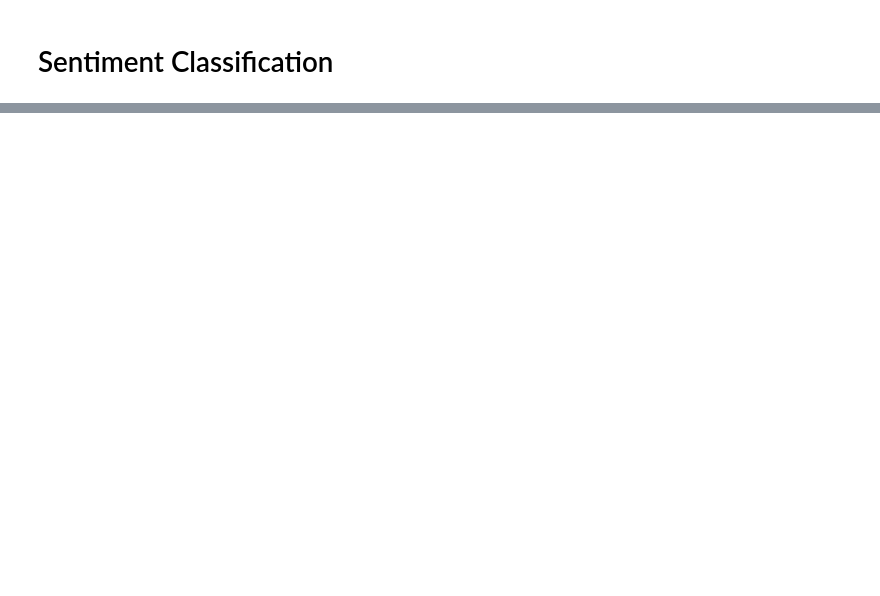
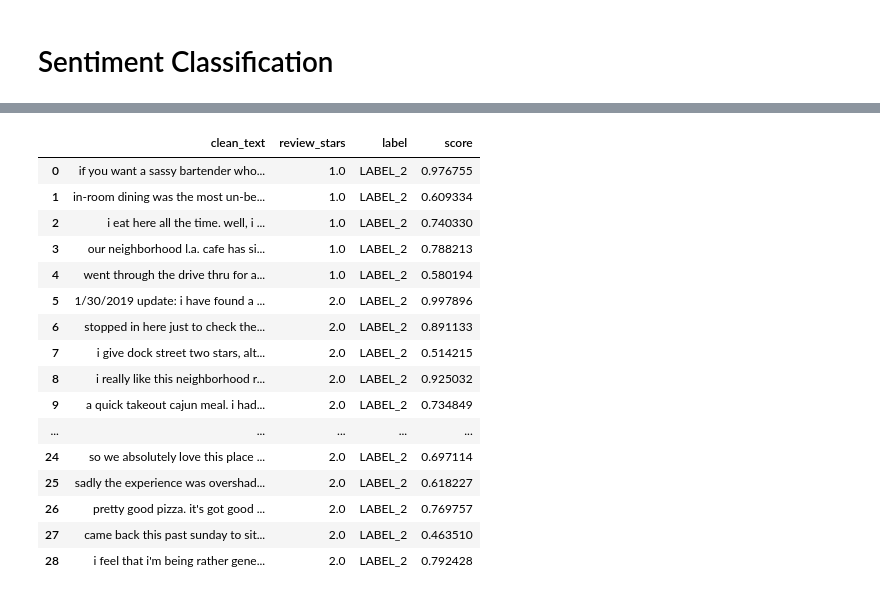
Before and after one commit to mindyng/2024-Business-Projects, a Jupyter notebook: yelp-reviews-analysis.ipynb, the cells around one changed output, grey strips where cells are left out. Cells and saved outputs as stored; diff of their text form; code cells hidden in the pictures; blank space fills up the shorter version.

```diff
--- a/yelp-reviews-analysis.ipynb
+++ b/yelp-reviews-analysis.ipynb
@@ -220,0 +375,14 @@ Name: count, dtype: int64
+# %%
+# LABEL_2 only
+
+query = """
+select clean_text
+, review_stars
+, label
+, score
+from test
+where label = 'LABEL_2'
+"""
+
+label_2 = duckdb.query(query).df()
+label_2.head()
@@ -220,0 +406,31 @@ Name: count, dtype: int64
+# %%
+# Curious about possible mislabeling, what are the reviews acually reading as. was user accurate in their star rating or sentiment model wrong?
+query = """
+select clean_text
+, review_stars
+, label
+, score
+from label_2
+where review_stars in (1,2)
+"""
+
+bad_labels_2 = duckdb.query(query).df()
+bad_labels_2
+# %% [output]
+|  | clean_text | review_stars | label | score |
+| 0 | if you want a sassy bartender who... | 1.0 | LABEL_2 | 0.976755 |
+| 1 | in-room dining was the most un-be... | 1.0 | LABEL_2 | 0.609334 |
+| 2 | i eat here all the time. well, i ... | 1.0 | LABEL_2 | 0.740330 |
+| 3 | our neighborhood l.a. cafe has si... | 1.0 | LABEL_2 | 0.788213 |
+| 4 | went through the drive thru for a... | 1.0 | LABEL_2 | 0.580194 |
+| 5 | 1/30/2019 update: i have found a ... | 2.0 | LABEL_2 | 0.997896 |
+| 6 | stopped in here just to check the... | 2.0 | LABEL_2 | 0.891133 |
+| 7 | i give dock street two stars, alt... | 2.0 | LABEL_2 | 0.514215 |
+| 8 | i really like this neighborhood r... | 2.0 | LABEL_2 | 0.925032 |
+| 9 | a quick takeout cajun meal. i had... | 2.0 | LABEL_2 | 0.734849 |
+| ... | ... | ... | ... | ... |
+| 24 | so we absolutely love this place ... | 2.0 | LABEL_2 | 0.697114 |
+| 25 | sadly the experience was overshad... | 2.0 | LABEL_2 | 0.618227 |
+| 26 | pretty good pizza. it's got good ... | 2.0 | LABEL_2 | 0.769757 |
+| 27 | came back this past sunday to sit... | 2.0 | LABEL_2 | 0.463510 |
+| 28 | i feel that i'm being rather gene... | 2.0 | LABEL_2 | 0.792428 |
```
Also changed, not shown: parts of 36 cells of this notebook.
